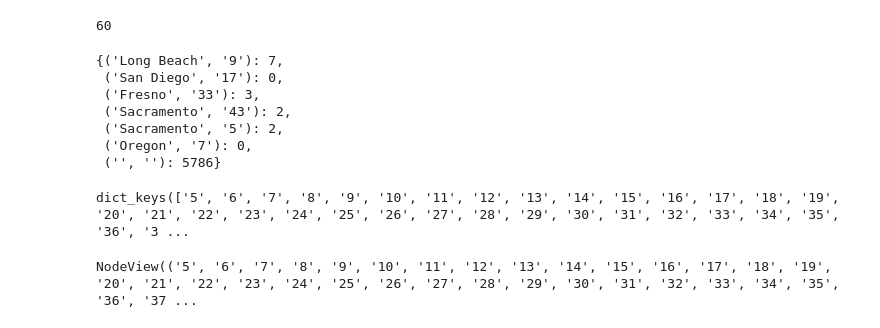
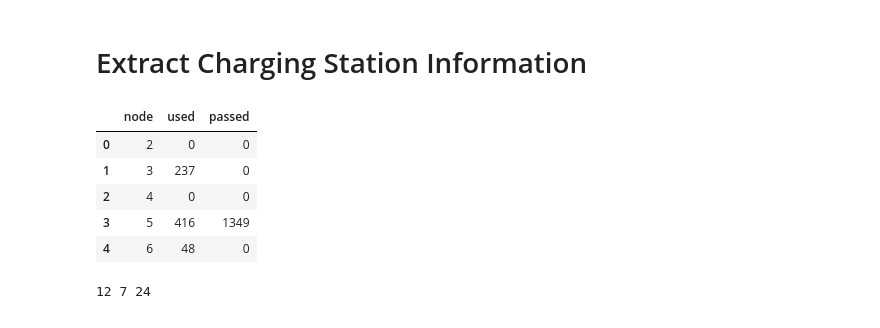
Before and after one commit to alandler/i5_freight_simulation, a Jupyter notebook: Results.ipynb, the cells around one changed output. Drawn from its saved outputs; the diff is of its cells as text; code cells hidden in the pictures.

```diff
--- a/Results.ipynb
+++ b/Results.ipynb
@@ -147,22 +67,2 @@ array([{('Long Beach', '9'): 7, ('San Diego', '17'): 0, ('Fresno', '33'): 3, ('S
-# %%
-len(vehicle_list_data.get_index_edge_totals(res))
-# %% [output]
-60
-# %%
-vehicle_list_data.get_index_edge_totals(res)[0]
-# %% [output]
-{('Long Beach', '9'): 7,
- ('San Diego', '17'): 0,
- ('Fresno', '33'): 3,
- ('Sacramento', '43'): 2,
- ('Sacramento', '5'): 2,
- ('Oregon', '7'): 0,
- ('', ''): 5786}
-# %%
-vehicle_list_data.get_node_totals(res)[0].keys()
-# %% [output]
-dict_keys(['5', '6', '7', '8', '9', '10', '11', '12', '13', '14', '15', '16', '17', '18', '19', '20', '21', '22', '23', '24', '25', '26', '27', '28', '29', '30', '31', '32', '33', '34', '35', '36', '3 ...
-# %%
-res.station_g.nodes
-# %% [output]
-NodeView(('5', '6', '7', '8', '9', '10', '11', '12', '13', '14', '15', '16', '17', '18', '19', '20', '21', '22', '23', '24', '25', '26', '27', '28', '29', '30', '31', '32', '33', '34', '35', '36', '37 ...
+# %% [markdown]
+# Extract Charging Station Information
@@ -168,0 +87,34 @@ NodeView(('5', '6', '7', '8', '9', '10', '11', '12', '13', '14', '15', '16', '17
+# %%
+sim_index = "0"
+alg_index = 0
+with open(file_path + per_scenario[sim_index][alg_index], 'rb') as inp:
+    sim = pickle.load(inp)
+
+station_used_counts = {node:0 for node in sim.station_g.nodes}
+station_passed_counts = {node:0 for node in sim.station_g.nodes}
+
+for vehicle in sim.vehicle_list:
+    stations_used, stations_passed = extract_utilized_charging_stations(vehicle.path)
+    for station in stations_used:
+        station_used_counts[station]+=1
+    for station in stations_passed:
+        station_passed_counts[station]+=1
+utilization_data = np.array([list(station_used_counts.keys()), list(station_used_counts.values()), list(station_passed_counts.values())]).T
+utilization_df = pd.DataFrame(utilization_data, columns = ["node", "used", "passed"])
+utilization_df = utilization_df.astype({"used": int, "passed": int})
+utilization_df.head(5)
+# %% [output]
+|  | node | used | passed |
+| 0 | 2 | 0 | 0 |
+| 1 | 3 | 237 | 0 |
+| 2 | 4 | 0 | 0 |
+| 3 | 5 | 416 | 1349 |
+| 4 | 6 | 48 | 0 |
+# %%
+num_stations_unseen = len(utilization_df.loc[(utilization_df["used"]==0)&(utilization_df["passed"]==0)])
+num_stations_passed = len(utilization_df.loc[(utilization_df["used"]==0)&(utilization_df["passed"]!=0)])
+num_stations_charging = len(utilization_df.loc[(utilization_df["used"]!=0)])
+
+print(num_stations_charging, num_stations_passed, num_stations_unseen)
+# %% [output]
+12 7 24
```
Also changed, not shown: parts of 16 cells of this notebook, 43 other files.
